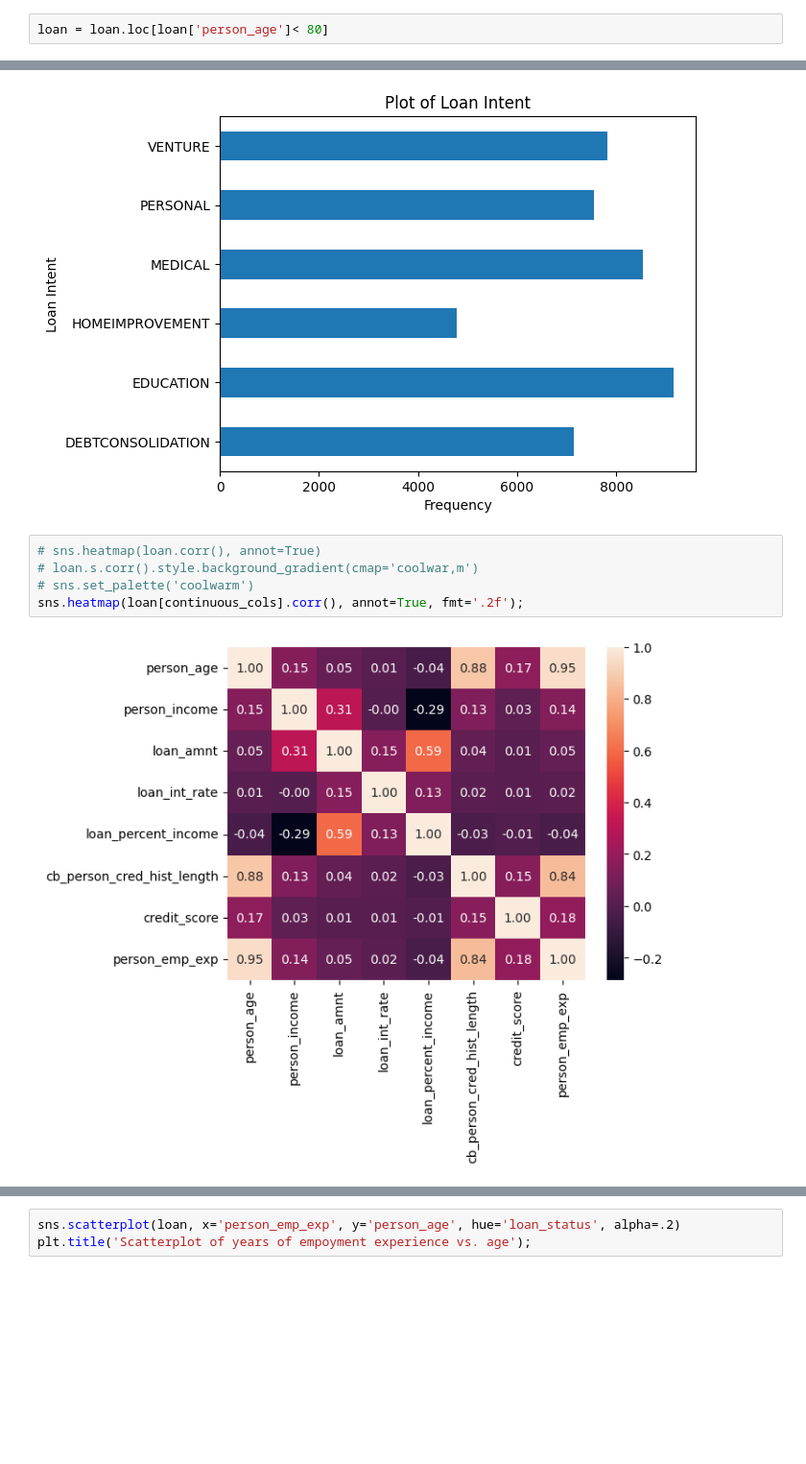
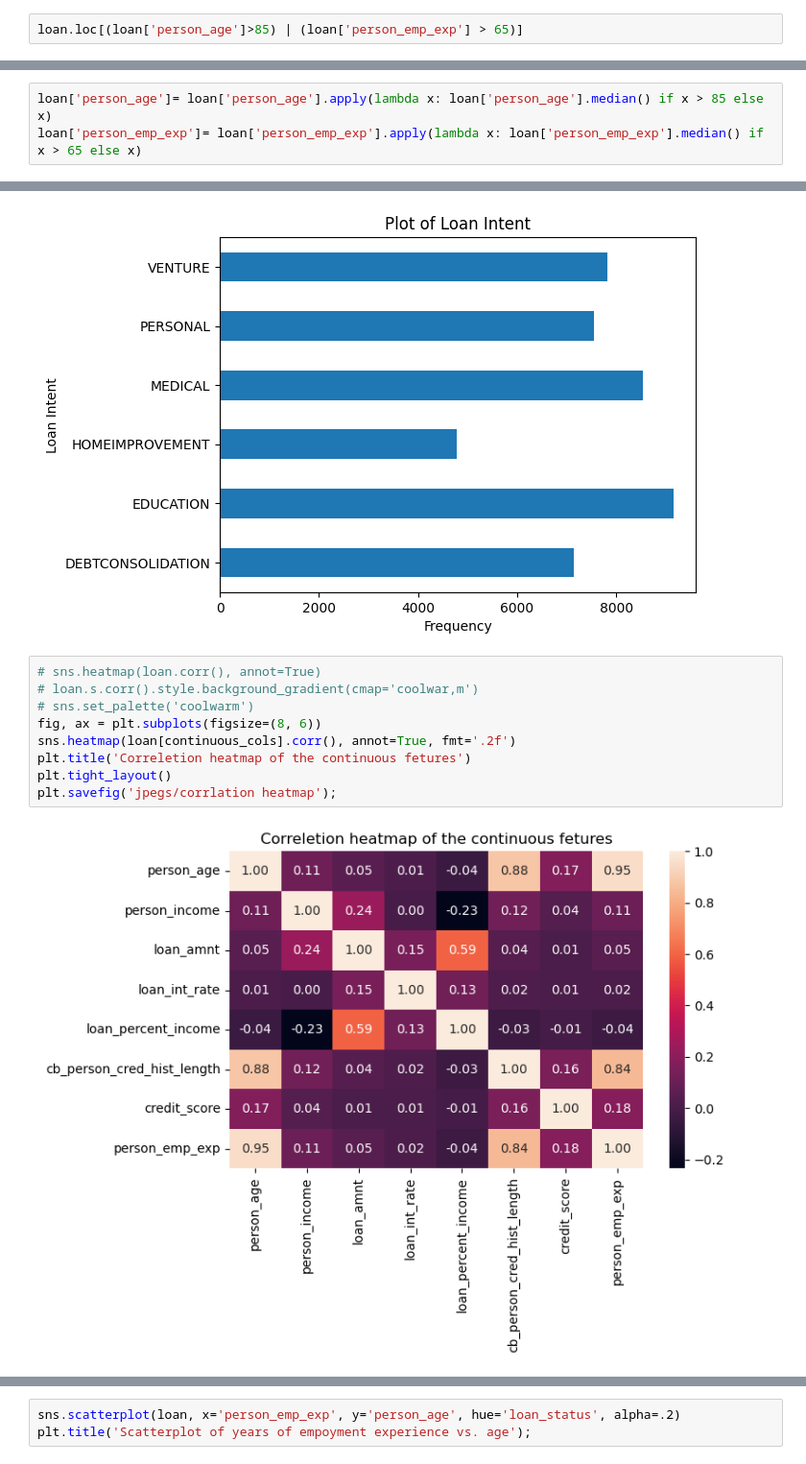
Before and after one commit to DevMohdFaiz/Loan-Default-Prediction, a Jupyter notebook: loan_notebook_update.ipynb, the cells around one changed output, grey strips where cells are left out. Shown at 96% size. Drawn from its saved outputs; the diff is of its cells as text; blank space fills up the shorter version.

```diff
--- a/loan_notebook_update.ipynb
+++ b/loan_notebook_update.ipynb
@@ -153,2 +165,2 @@ plt.title('Boxplot of Borrowers Ages');
 # %%
-loan = loan.loc[loan['person_age']< 80]
+loan.loc[(loan['person_age']>85) | (loan['person_emp_exp'] > 65)]
@@ -159,0 +179,3 @@ plt.title('Boxplot of Borrowers Ages without outlier ages');
+# %%
+loan['person_age']= loan['person_age'].apply(lambda x: loan['person_age'].median() if x > 85 else x)
+loan['person_emp_exp']= loan['person_emp_exp'].apply(lambda x: loan['person_emp_exp'].median() if x > 65 else x)
@@ -436,7 +398,11 @@ plt.ylabel('Loan Intent');
 # %%
 # sns.heatmap(loan.corr(), annot=True)
 # loan.s.corr().style.background_gradient(cmap='coolwar,m')
 # sns.set_palette('coolwarm')
-sns.heatmap(loan[continuous_cols].corr(), annot=True, fmt='.2f');
+fig, ax = plt.subplots(figsize=(8, 6))
+sns.heatmap(loan[continuous_cols].corr(), annot=True, fmt='.2f')
+plt.title('Correletion heatmap of the continuous fetures')
+plt.tight_layout()
+plt.savefig('jpegs/corrlation heatmap');
 # %% [output]
-[figure, old version]
+[figure, new version]
```
Also changed, not shown: parts of 87 cells of this notebook.
